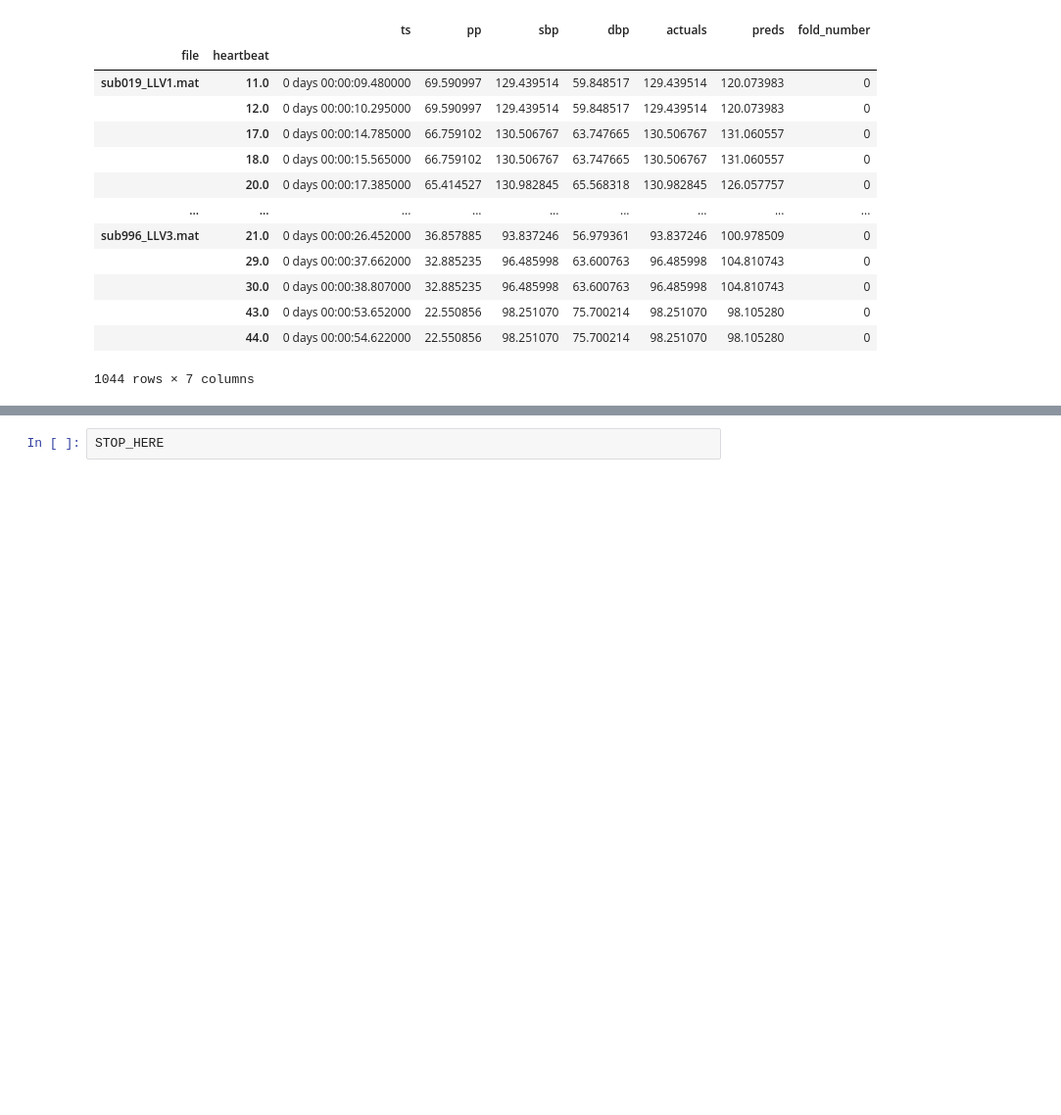
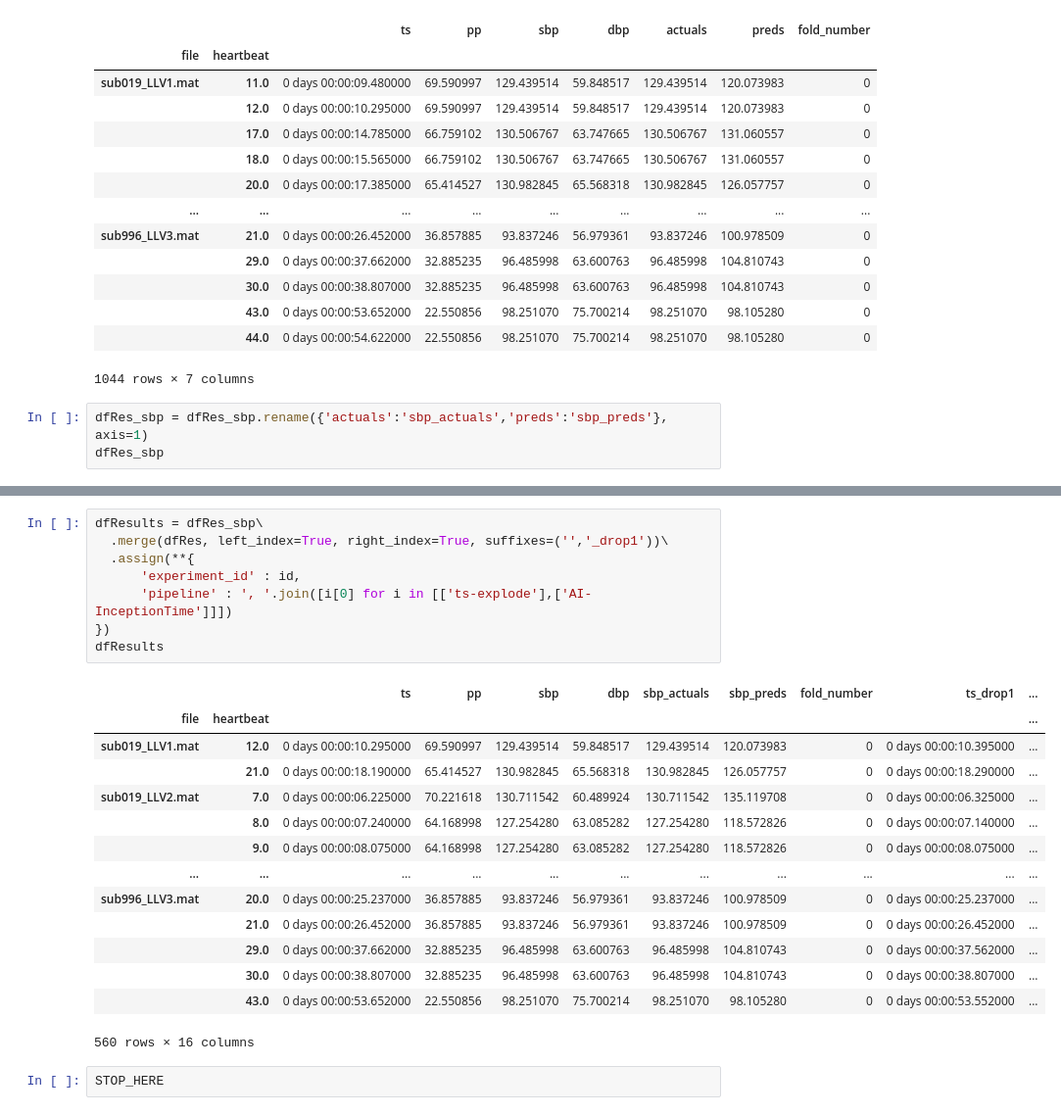
Before and after one commit to Angus-McLean/nipams-bp-py, a Jupyter notebook: notebooks/AI - Pipeline Train & Test.ipynb, the cells around one changed output, grey strips where cells are left out. Shown at 98% size. Saved outputs shown, nothing was run; the diff lists cells and outputs as text; blank space fills up the shorter version.

```diff
--- a/notebooks/AI - Pipeline Train & Test.ipynb
+++ b/notebooks/AI - Pipeline Train & Test.ipynb
@@ -188,3 +188,6 @@ dfRes
 |  | 43.0 | 0 days 00:00:53.652000 | 22.550856 | 98.251070 | 75.700214 | 98.251070 | 98.105280 | 0 |
 |  | 44.0 | 0 days 00:00:54.622000 | 22.550856 | 98.251070 | 75.700214 | 98.251070 | 98.105280 | 0 |
 1044 rows × 7 columns
+# %%
+dfRes_sbp = dfRes_sbp.rename({'actuals':'sbp_actuals','preds':'sbp_preds'}, axis=1)
+dfRes_sbp
@@ -191,3 +209,26 @@ dfRes
+# %%
+dfResults = dfRes_sbp\
+  .merge(dfRes, left_index=True, right_index=True, suffixes=('','_drop1'))\
+  .assign(**{
+      'experiment_id' : id,
+      'pipeline' : ', '.join([i[0] for i in [['ts-explode'],['AI-InceptionTime']]])
+})
+dfResults
+# %% [output]
+|  |  | ts | pp | sbp | dbp | sbp_actuals | sbp_preds | fold_number | ts_drop1 | ... |
+| file | heartbeat |  |  |  |  |  |  |  |  | ... |
+| sub019_LLV1.mat | 12.0 | 0 days 00:00:10.295000 | 69.590997 | 129.439514 | 59.848517 | 129.439514 | 120.073983 | 0 | 0 days 00:00:10.395000 | ... |
+|  | 21.0 | 0 days 00:00:18.190000 | 65.414527 | 130.982845 | 65.568318 | 130.982845 | 126.057757 | 0 | 0 days 00:00:18.290000 | ... |
+| sub019_LLV2.mat | 7.0 | 0 days 00:00:06.225000 | 70.221618 | 130.711542 | 60.489924 | 130.711542 | 135.119708 | 0 | 0 days 00:00:06.325000 | ... |
+|  | 8.0 | 0 days 00:00:07.240000 | 64.168998 | 127.254280 | 63.085282 | 127.254280 | 118.572826 | 0 | 0 days 00:00:07.140000 | ... |
+|  | 9.0 | 0 days 00:00:08.075000 | 64.168998 | 127.254280 | 63.085282 | 127.254280 | 118.572826 | 0 | 0 days 00:00:08.075000 | ... |
+| ... | ... | ... | ... | ... | ... | ... | ... | ... | ... | ... |
+| sub996_LLV3.mat | 20.0 | 0 days 00:00:25.237000 | 36.857885 | 93.837246 | 56.979361 | 93.837246 | 100.978509 | 0 | 0 days 00:00:25.237000 | ... |
+|  | 21.0 | 0 days 00:00:26.452000 | 36.857885 | 93.837246 | 56.979361 | 93.837246 | 100.978509 | 0 | 0 days 00:00:26.452000 | ... |
+|  | 29.0 | 0 days 00:00:37.662000 | 32.885235 | 96.485998 | 63.600763 | 96.485998 | 104.810743 | 0 | 0 days 00:00:37.562000 | ... |
+|  | 30.0 | 0 days 00:00:38.807000 | 32.885235 | 96.485998 | 63.600763 | 96.485998 | 104.810743 | 0 | 0 days 00:00:38.807000 | ... |
+|  | 43.0 | 0 days 00:00:53.652000 | 22.550856 | 98.251070 | 75.700214 | 98.251070 | 98.105280 | 0 | 0 days 00:00:53.552000 | ... |
+560 rows × 16 columns
 # %%
 STOP_HERE
 # %% [output]
```
Also changed, not shown: parts of 1 cell of this notebook, 1 other file.
